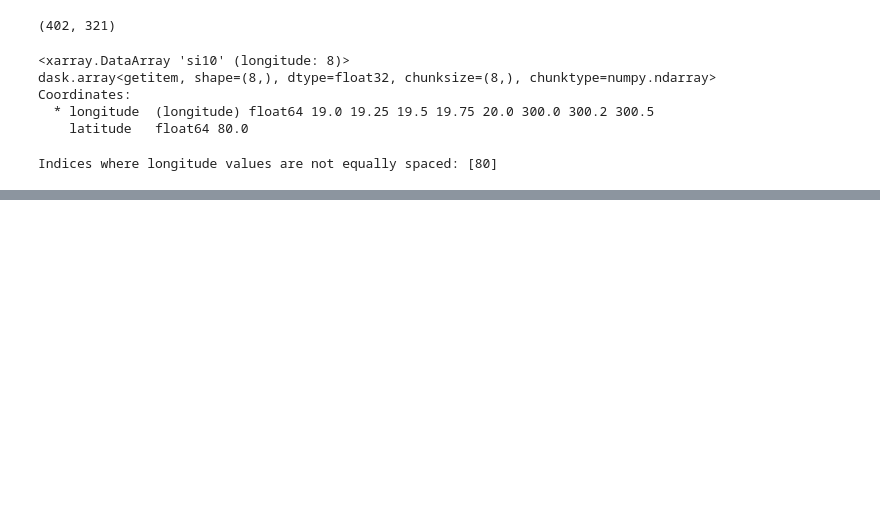
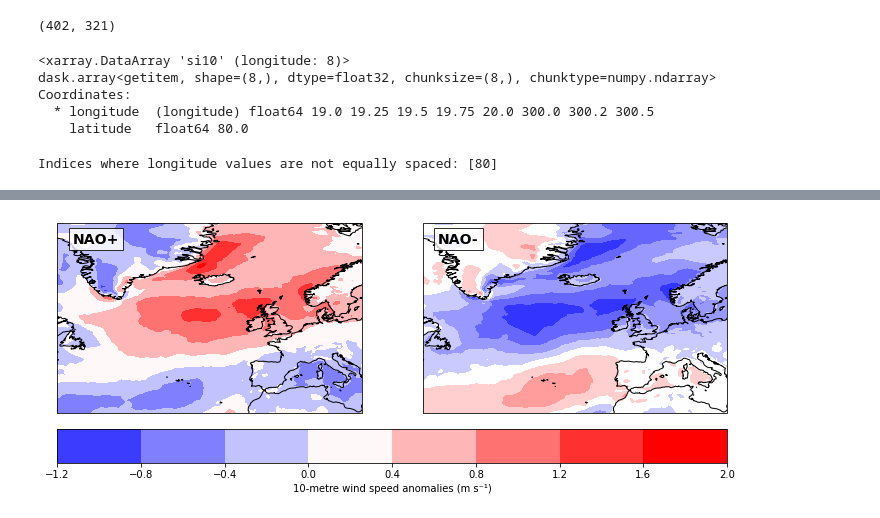
Before and after one commit to benhutchmet/nao-climatology, a Jupyter notebook: plotting.ipynb, the cells around one changed output, grey strips where cells are left out. Saved outputs shown, nothing was run; the diff lists cells and outputs as text; code cells hidden in the pictures; blank space fills up the shorter version.

Commit message:
producing the plots as I want

```diff
--- a/plotting.ipynb
+++ b/plotting.ipynb
@@ -385,0 +376,4 @@ fct.plot_time_mean_constrained(neg_anom_tas_NA, dic.tas)
+# %%
+fct.plot_time_mean_constrained_subplots(pos_anom_sfc_wind_NA, neg_anom_sfc_wind_NA, dic.sfc_wind_label, dic.sfc_wind_units)
+# %% [output]
+[figure, added]
```
Also changed, not shown: parts of 13 cells of this notebook, 4 other files.
